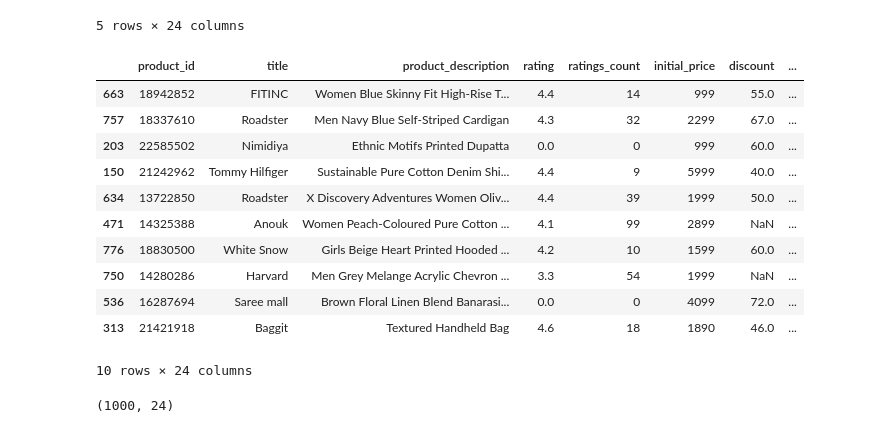
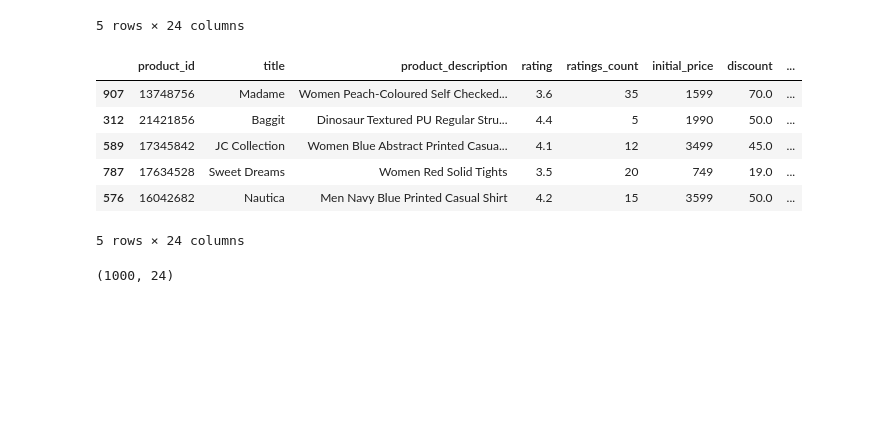
Before and after one commit to suryssss/CEI_Assigments, a Jupyter notebook: week-1-Assigment/week1.ipynb, the cells around one changed output. Saved outputs shown, nothing was run; the diff lists cells and outputs as text; code cells hidden in the pictures; blank space fills up the shorter version.

```diff
--- a/week-1-Assigment/week1.ipynb
+++ b/week-1-Assigment/week1.ipynb
@@ -38,20 +38,15 @@ df.tail()
 5 rows × 24 columns
 # %%
 #random rows from the dataset
-df.sample(10)
+df.sample(5)
 # %% [output]
 |  | product_id | title | product_description | rating | ratings_count | initial_price | discount | ... |
-| 663 | 18942852 | FITINC | Women Blue Skinny Fit High-Rise T... | 4.4 | 14 | 999 | 55.0 | ... |
-| 757 | 18337610 | Roadster | Men Navy Blue Self-Striped Cardigan | 4.3 | 32 | 2299 | 67.0 | ... |
-| 203 | 22585502 | Nimidiya | Ethnic Motifs Printed Dupatta | 0.0 | 0 | 999 | 60.0 | ... |
-| 150 | 21242962 | Tommy Hilfiger | Sustainable Pure Cotton Denim Shi... | 4.4 | 9 | 5999 | 40.0 | ... |
-| 634 | 13722850 | Roadster | X Discovery Adventures Women Oliv... | 4.4 | 39 | 1999 | 50.0 | ... |
-| 471 | 14325388 | Anouk | Women Peach-Coloured Pure Cotton ... | 4.1 | 99 | 2899 | NaN | ... |
-| 776 | 18830500 | White Snow | Girls Beige Heart Printed Hooded ... | 4.2 | 10 | 1599 | 60.0 | ... |
-| 750 | 14280286 | Harvard | Men Grey Melange Acrylic Chevron ... | 3.3 | 54 | 1999 | NaN | ... |
-| 536 | 16287694 | Saree mall | Brown Floral Linen Blend Banarasi... | 0.0 | 0 | 4099 | 72.0 | ... |
-| 313 | 21421918 | Baggit | Textured Handheld Bag | 4.6 | 18 | 1890 | 46.0 | ... |
+| 907 | 13748756 | Madame | Women Peach-Coloured Self Checked... | 3.6 | 35 | 1599 | 70.0 | ... |
+| 312 | 21421856 | Baggit | Dinosaur Textured PU Regular Stru... | 4.4 | 5 | 1990 | 50.0 | ... |
+| 589 | 17345842 | JC Collection | Women Blue Abstract Printed Casua... | 4.1 | 12 | 3499 | 45.0 | ... |
+| 787 | 17634528 | Sweet Dreams | Women Red Solid Tights | 3.5 | 20 | 749 | 19.0 | ... |
+| 576 | 16042682 | Nautica | Men Navy Blue Printed Casual Shirt | 4.2 | 15 | 3599 | 50.0 | ... |
-10 rows × 24 columns
+5 rows × 24 columns
 # %%
 # no of rows and columns in the data set
 df.shape
```
Also changed, not shown: parts of 7 cells of this notebook.
